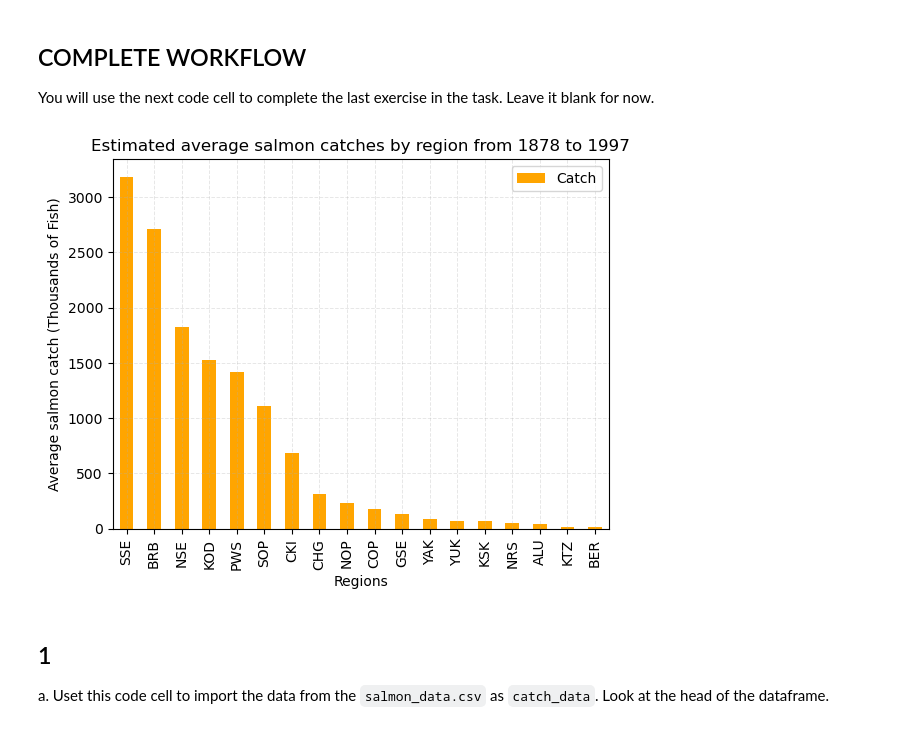
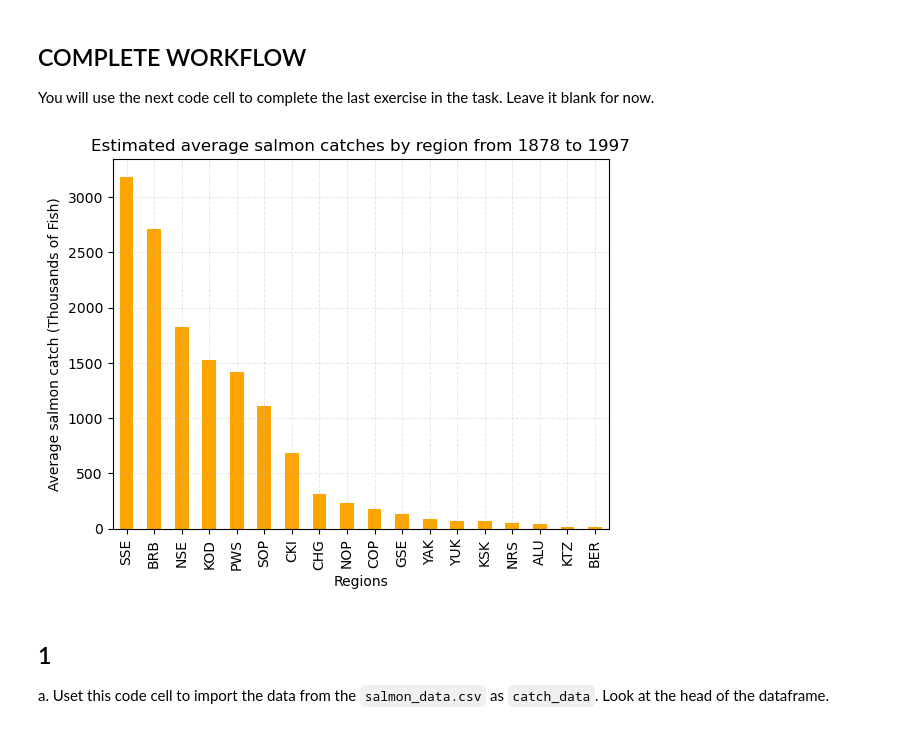
Before and after one commit to aakikip/eds220-hwk2, a Jupyter notebook: task2/hwk2-task2-salmon.ipynb, the cells around one changed output. Cells and saved outputs as stored; diff of their text form; code cells hidden in the pictures.

Commit message:
Update legend on graph

```diff
--- a/task2/hwk2-task2-salmon.ipynb
+++ b/task2/hwk2-task2-salmon.ipynb
@@ -51,30 +51,31 @@ You will use the next code cell to complete the last exercise in the task. Leave
 # %%
 # Import libraries
 import pandas as pd
 import numpy as np
 import matplotlib.pyplot as plt
 
 # Read the dataframe
 catch_data = pd.read_csv('data/salmon_data.csv')
 
 # Find all rows where the 'Catch' column equals 'I', select specified columns and update values
 catch_data['Catch'] = catch_data['Catch'].replace('I', '1')
 
 # Update the 'Catch' column to be of type int64
 catch_data['Catch'] = catch_data['Catch'].astype('int64')
 
 # Convert to a DataFrame with the average salmon catch per region and sort the values in ascending order
 avg_region = catch_data.groupby('Region')['Catch'].mean().to_frame().sort_values(by = 'Catch', ascending = False)
 
 # Data visualization of estimated average salmon catches by region from 1878 to 1997
-avg_region.plot(kind = 'bar',
-                             title = 'Estimated average salmon catches by region from 1878 to 1997',
-                             xlabel = 'Regions',
-                             ylabel = 'Average salmon catch (Thousands of Fish)',
-                             color = 'orange')
+avg_region.plot(kind='bar',
+                title='Estimated average salmon catches by region from 1878 to 1997',
+                xlabel='Regions',
+                ylabel='Average salmon catch (Thousands of Fish)',
+                color='orange',
+                legend=False)
 plt.grid(True, alpha = 0.3, linestyle = '--', linewidth = 0.7)
 # %% [output]
-[figure, old version]
+[figure, new version]
 # %% [markdown]
 ## 1
 
```
Also changed, not shown: parts of 2 cells of this notebook.
